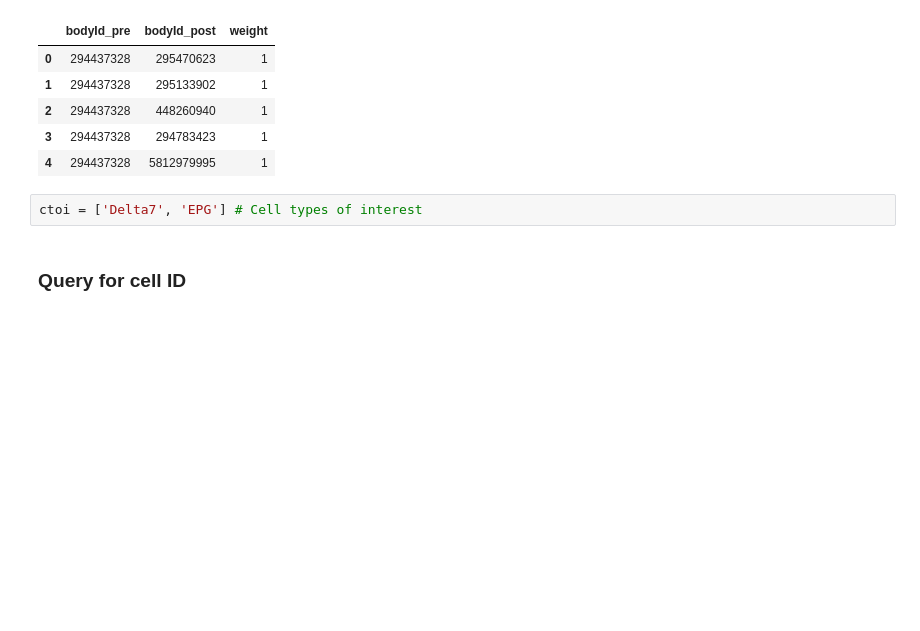
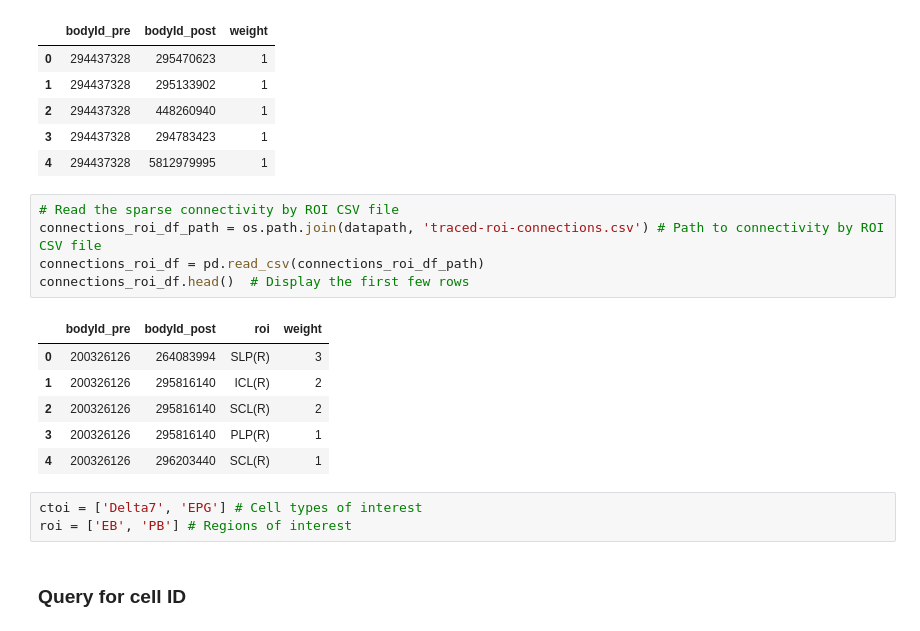
Before and after one commit to CharlesXu-Jingyue/MesoCompPrimitives, a Jupyter notebook: legacy/connectivity_hemibrain_20251112.ipynb, the cells around one changed output. Drawn from its saved outputs; the diff is of its cells as text; blank space fills up the shorter version.

```diff
--- a/legacy/connectivity_hemibrain_20251112.ipynb
+++ b/legacy/connectivity_hemibrain_20251112.ipynb
@@ -55,8 +57,21 @@ connections_df.head()  # Display the first few rows
 | 2 | 294437328 | 448260940 | 1 |
 | 3 | 294437328 | 294783423 | 1 |
 | 4 | 294437328 | 5812979995 | 1 |
+# %%
+# Read the sparse connectivity by ROI CSV file
+connections_roi_df_path = os.path.join(datapath, 'traced-roi-connections.csv') # Path to connectivity by ROI CSV file
+connections_roi_df = pd.read_csv(connections_roi_df_path)
+connections_roi_df.head()  # Display the first few rows
+# %% [output]
+|  | bodyId_pre | bodyId_post | roi | weight |
+| 0 | 200326126 | 264083994 | SLP(R) | 3 |
+| 1 | 200326126 | 295816140 | ICL(R) | 2 |
+| 2 | 200326126 | 295816140 | SCL(R) | 2 |
+| 3 | 200326126 | 295816140 | PLP(R) | 1 |
+| 4 | 200326126 | 296203440 | SCL(R) | 1 |
 # %%
 ctoi = ['Delta7', 'EPG'] # Cell types of interest
+roi = ['EB', 'PB'] # Regions of interest
 # %% [markdown]
 ### Query for cell ID
 # %%
```
Also changed, not shown: parts of 10 cells of this notebook, 4 other files.
